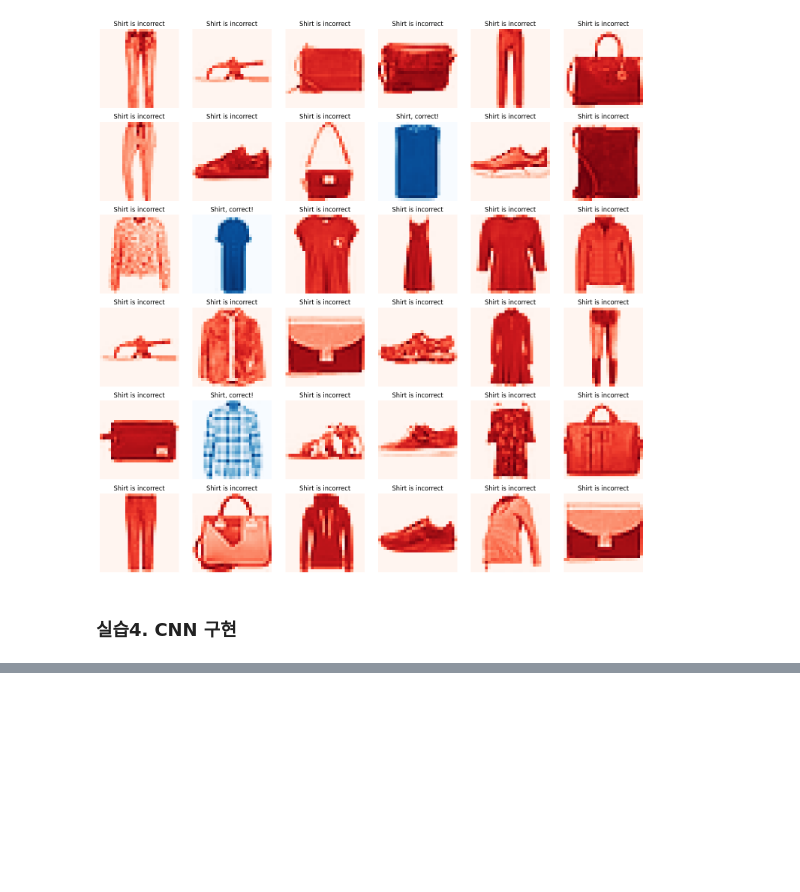
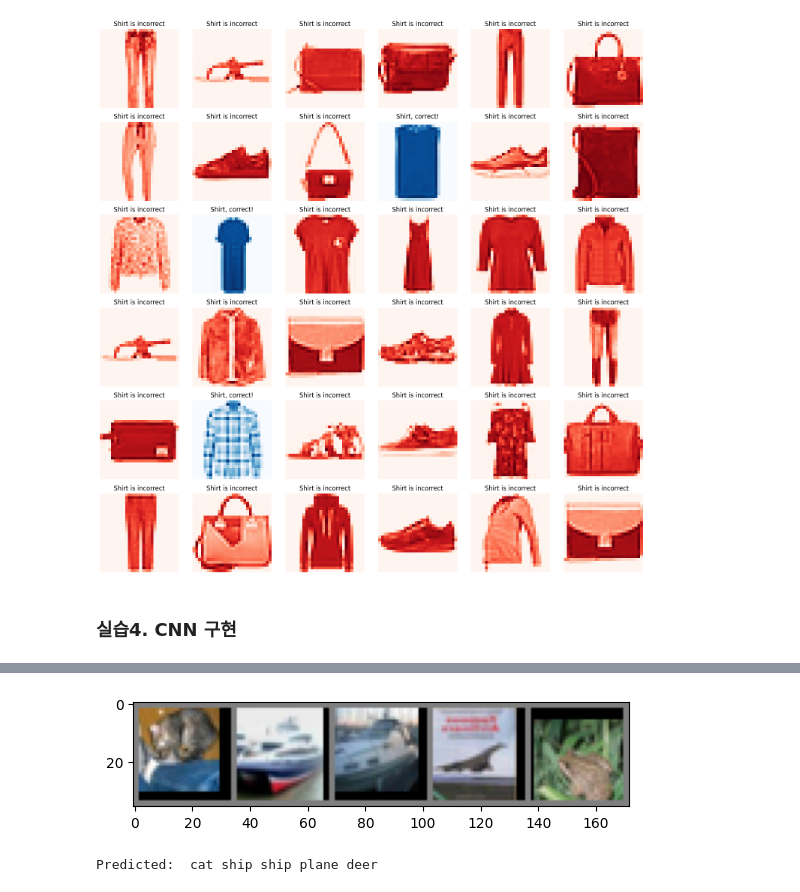
Before and after one commit to gksdydcks/Project1, a Jupyter notebook: 05_실습.ipynb, the cells around one changed output, grey strips where cells are left out. Cells and saved outputs as stored; diff of their text form; code cells hidden in the pictures; blank space fills up the shorter version.

```diff
--- a/05_실습.ipynb
+++ b/05_실습.ipynb
@@ -361,0 +566,33 @@ plt.show()
+# %%
+import matplotlib.pyplot as plt
+import numpy as np
+
+def imshow(img):
+    img = img / 2 + 0.5  # unnormalize, 0~1범위의 이미지를 -1~1의 범위로 사용했기 때문에 -0.5 -> *2
+    npimg = img.numpy()
+    plt.imshow(np.transpose(npimg, (1, 2, 0))) # 이미지 차원 변경 torch (채널, 높이, 너비) -> plt (높이, 너비, 채널)
+    plt.show()
+
+def visualize_predictions(model, test_loader, num_images=5):
+    dataiter = iter(test_loader)
+    images, labels = next(dataiter) # 첫번째 배치의 이미지만 가져오기
+
+    # 이미지 출력
+    imshow(torchvision.utils.make_grid(images[:num_images]))
+
+    # 모델 예측
+    images = images.to(device)
+    outputs = model(images)
+    _, predicted = torch.max(outputs, 1)
+    predicted = predicted.cpu().numpy()
+
+    # 레이블 정의
+    classes = ('plane', 'car', 'bird', 'cat', 'deer', 'dog', 'frog', 'horse', 'ship', 'truck')
+
+    # 예측 결과 출력
+    print("Predicted: ", " ".join(classes[predicted[j]] for j in range(num_images)))
+
+visualize_predictions(model, test_loader, num_images=5)
+# %% [output]
+[figure, added]
+Predicted:  cat ship ship plane deer
```
Also changed, not shown: parts of 7 cells of this notebook.
